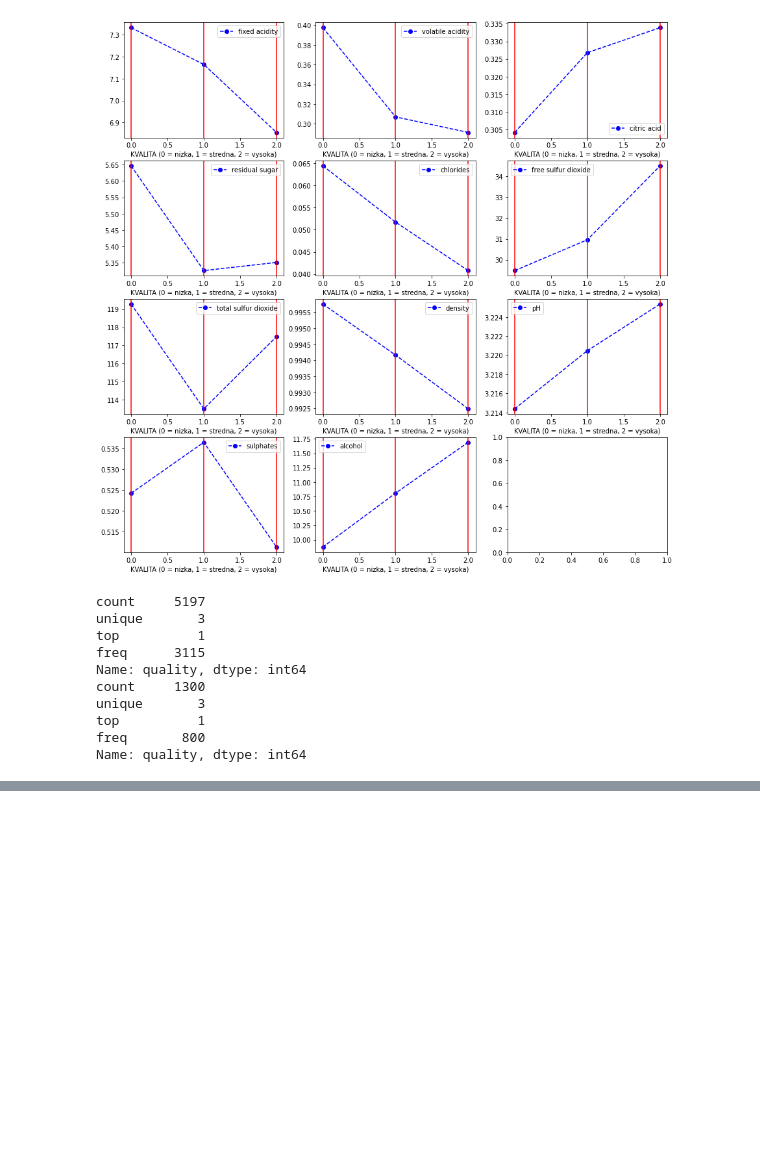
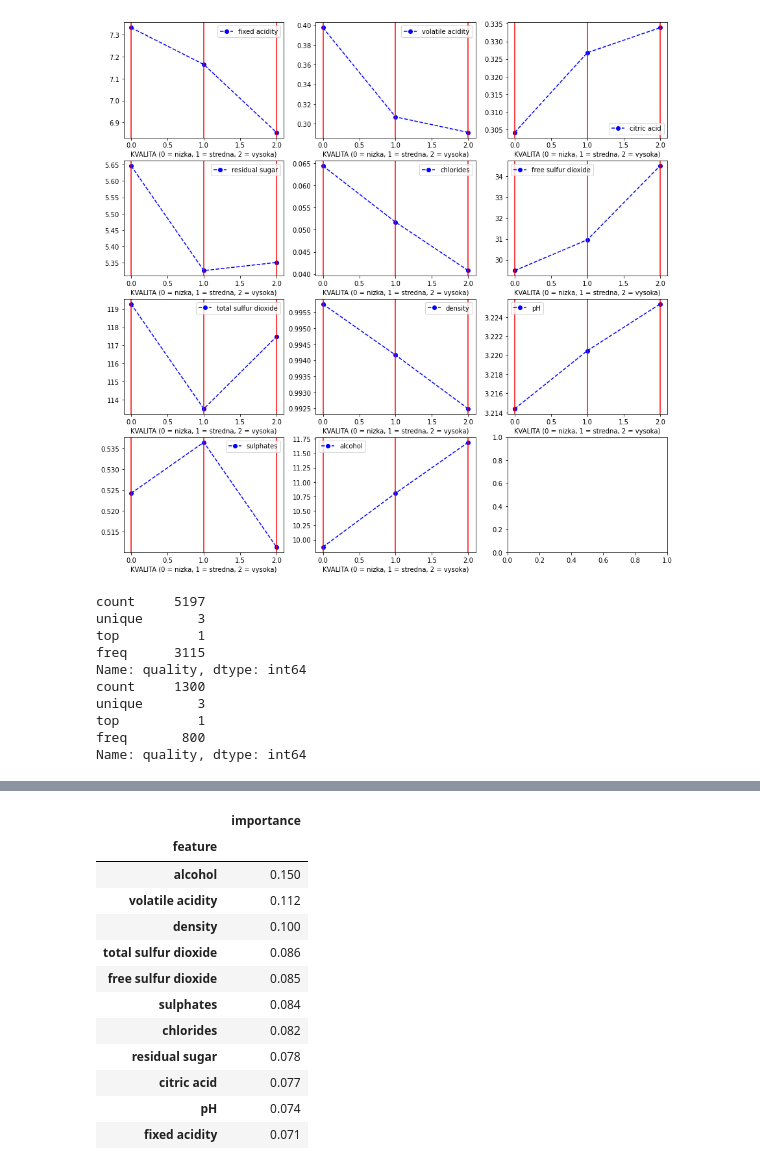
Before and after one commit to samodicer/Dicer_NS2021, a Jupyter notebook: wine_quality.ipynb, the cells around one changed output, grey strips where cells are left out. Saved outputs shown, nothing was run; the diff lists cells and outputs as text; code cells hidden in the pictures; blank space fills up the shorter version.

```diff
--- a/wine_quality.ipynb
+++ b/wine_quality.ipynb
@@ -236,0 +273,19 @@ weighted avg       0.83      0.83      0.82      1300
+# %%
+xTrain = dst.drop(columns=['type','quality'])
+importances = pd.DataFrame({'feature':xTrain.columns,'importance':np.round(rf.feature_importances_,3)})
+importances = importances.sort_values('importance',ascending=False).set_index('feature')
+importances
+# %% [output]
+|  | importance |
+| feature |  |
+| alcohol | 0.150 |
+| volatile acidity | 0.112 |
+| density | 0.100 |
+| total sulfur dioxide | 0.086 |
+| free sulfur dioxide | 0.085 |
+| sulphates | 0.084 |
+| chlorides | 0.082 |
+| residual sugar | 0.078 |
+| citric acid | 0.077 |
+| pH | 0.074 |
+| fixed acidity | 0.071 |
```
Also changed, not shown: parts of 7 cells of this notebook.
